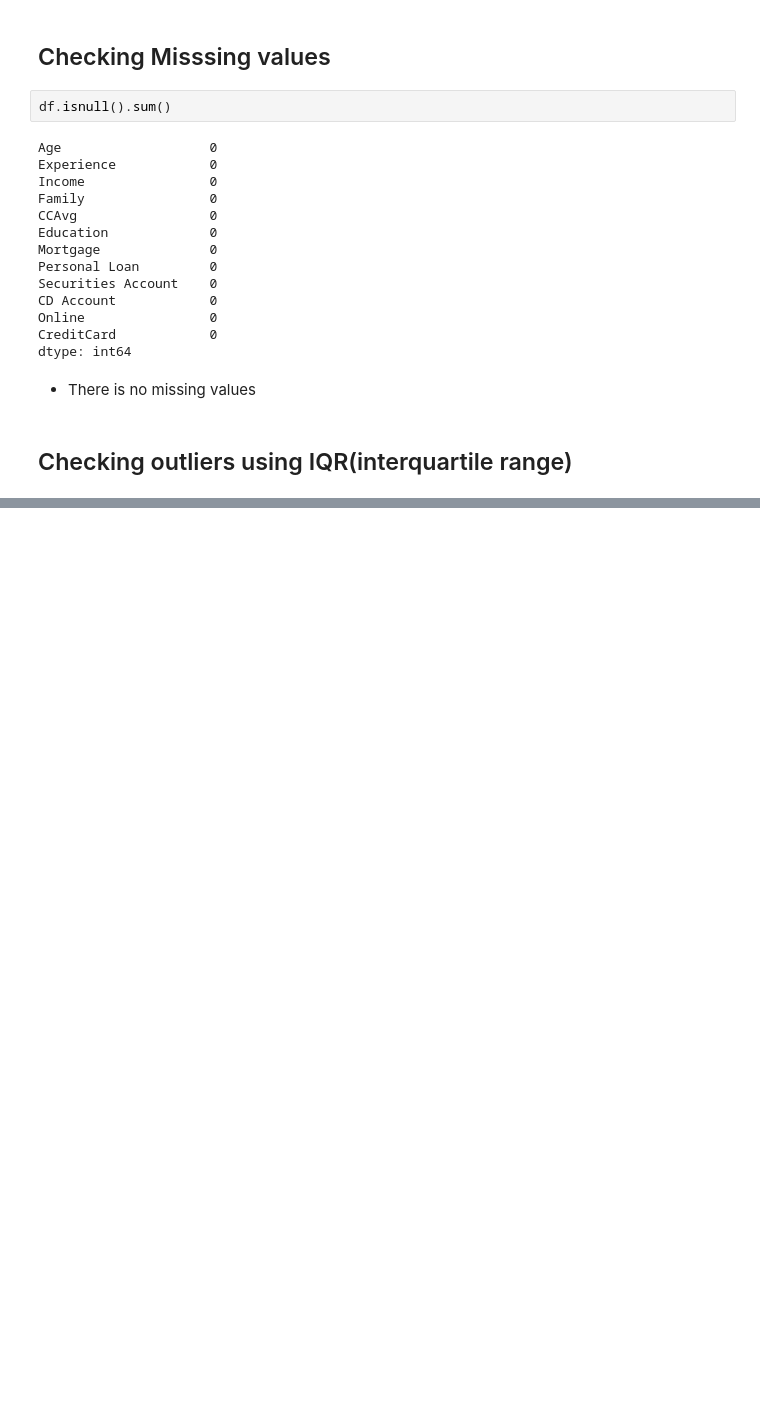
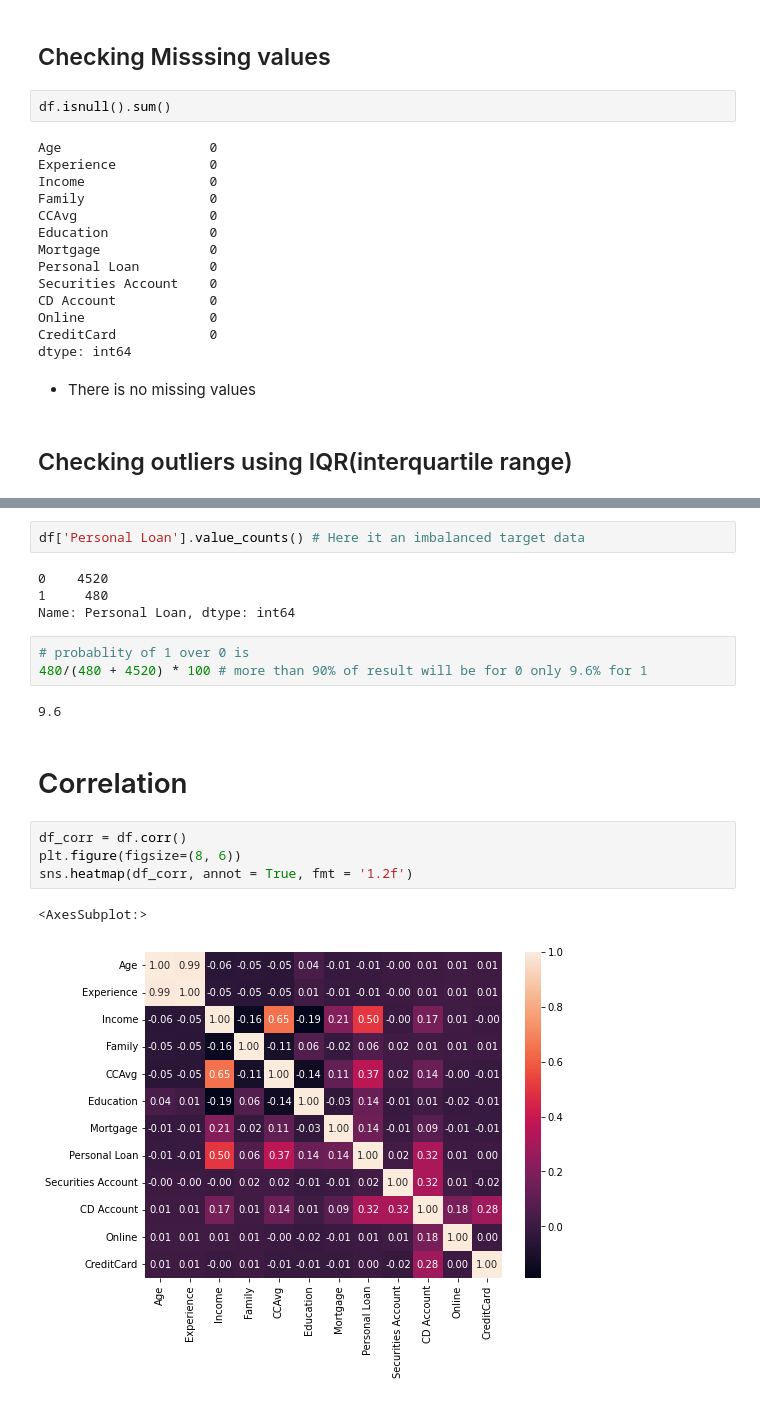
Before and after one commit to CaptaiN785/ML-Notebooks, a Jupyter notebook: Naive_bayes/main.ipynb, the cells around one changed output, grey strips where cells are left out. Cells and saved outputs as stored; diff of their text form; blank space fills up the shorter version.

Commit message:
Done some distrbution and correlation

```diff
--- a/Naive_bayes/main.ipynb
+++ b/Naive_bayes/main.ipynb
@@ -56,0 +153,20 @@ dtype: int64
+# %%
+df['Personal Loan'].value_counts() # Here it an imbalanced target data
+# %% [output]
+0    4520
+1     480
+Name: Personal Loan, dtype: int64
+# %%
+# probablity of 1 over 0 is
+480/(480 + 4520) * 100 # more than 90% of result will be for 0 only 9.6% for 1
+# %% [output]
+9.6
+# %% [markdown]
+# Correlation
+# %%
+df_corr = df.corr()
+plt.figure(figsize=(8, 6))
+sns.heatmap(df_corr, annot = True, fmt = '1.2f')
+# %% [output]
+<AxesSubplot:>
+[figure, added]
```
Also changed, not shown: parts of 8 cells of this notebook.
